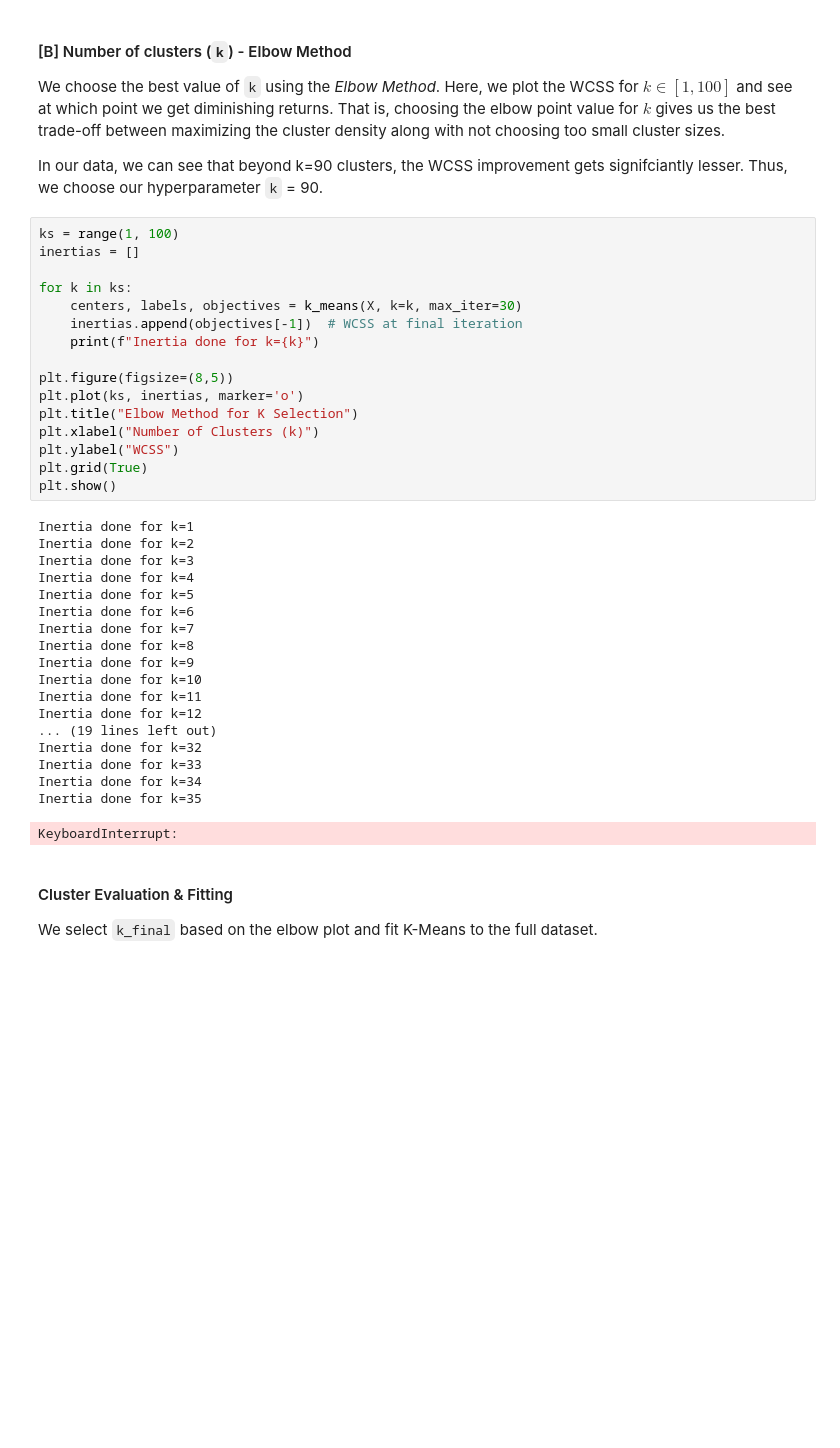
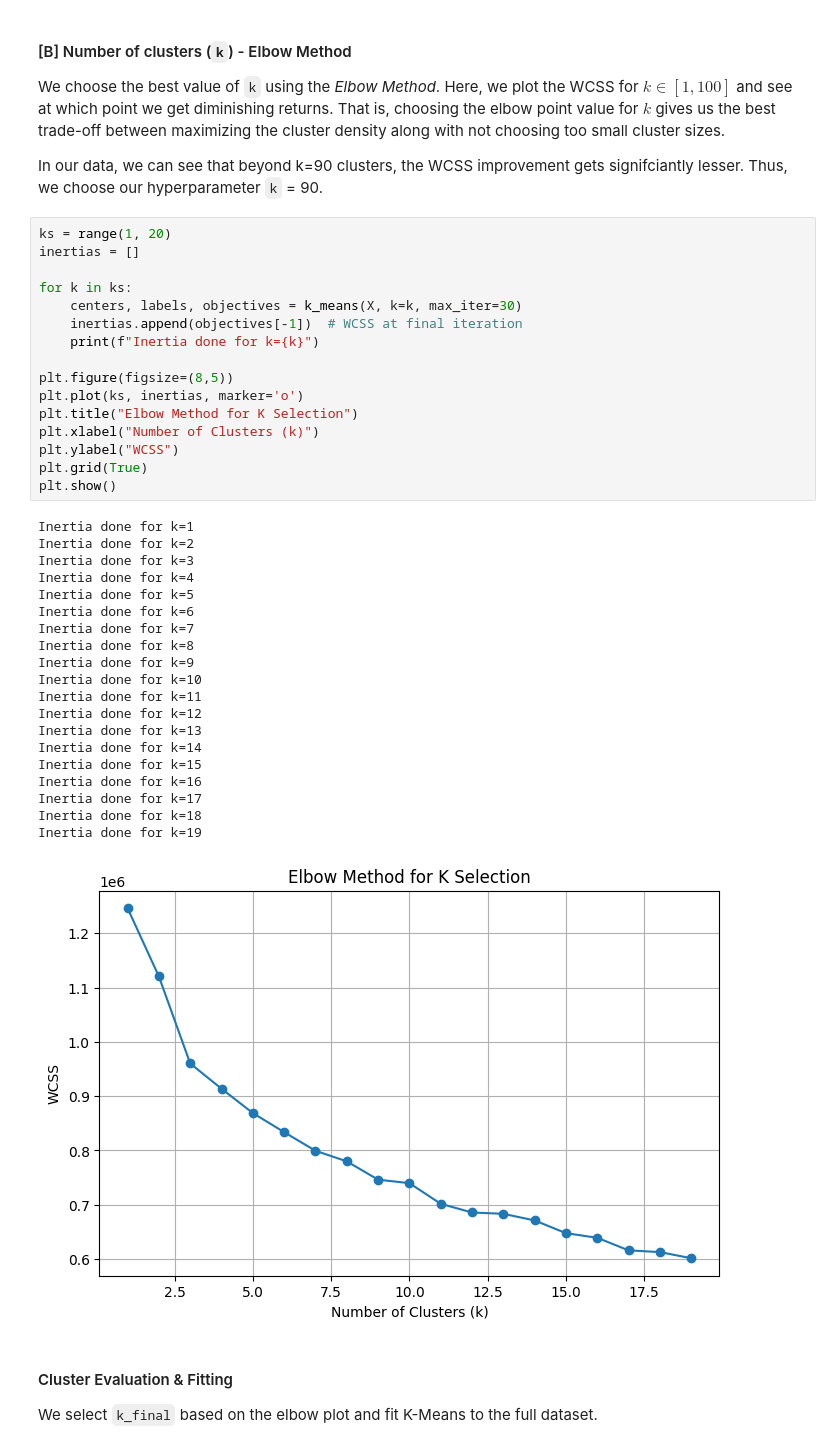
Before and after one commit to vatslgoswami/IML_A2, a Jupyter notebook: clustering.ipynb, the cells around one changed output. Cells and saved outputs as stored; diff of their text form; blank space fills up the shorter version.

```diff
--- a/clustering.ipynb
+++ b/clustering.ipynb
@@ -1745,40 +1437,42 @@ We choose the best value of `k` using the *Elbow Method*. Here, we plot the WCSS
 
 In our data, we can see that beyond k=90 clusters, the WCSS improvement gets signifciantly lesser. Thus, we choose our hyperparameter `k` = 90.
 # %%
-ks = range(1, 100)
+ks = range(1, 20)
 inertias = []
 
 for k in ks:
     centers, labels, objectives = k_means(X, k=k, max_iter=30)
     inertias.append(objectives[-1])  # WCSS at final iteration
     print(f"Inertia done for k={k}")
 
 plt.figure(figsize=(8,5))
 plt.plot(ks, inertias, marker='o')
 plt.title("Elbow Method for K Selection")
 plt.xlabel("Number of Clusters (k)")
 plt.ylabel("WCSS")
 plt.grid(True)
 plt.show()
 # %% [output]
 Inertia done for k=1
 Inertia done for k=2
 Inertia done for k=3
 Inertia done for k=4
 Inertia done for k=5
 Inertia done for k=6
 Inertia done for k=7
 Inertia done for k=8
 Inertia done for k=9
 Inertia done for k=10
 Inertia done for k=11
 Inertia done for k=12
-... (19 lines left out)
-Inertia done for k=32
-Inertia done for k=33
-Inertia done for k=34
-Inertia done for k=35
+Inertia done for k=13
+Inertia done for k=14
+Inertia done for k=15
+Inertia done for k=16
+Inertia done for k=17
+Inertia done for k=18
+Inertia done for k=19
-KeyboardInterrupt:
+[figure, added]
 # %% [markdown]
 #### Cluster Evaluation & Fitting
 We select `k_final` based on the elbow plot and fit K-Means to the full dataset.
```
Also changed, not shown: parts of 55 cells of this notebook.
